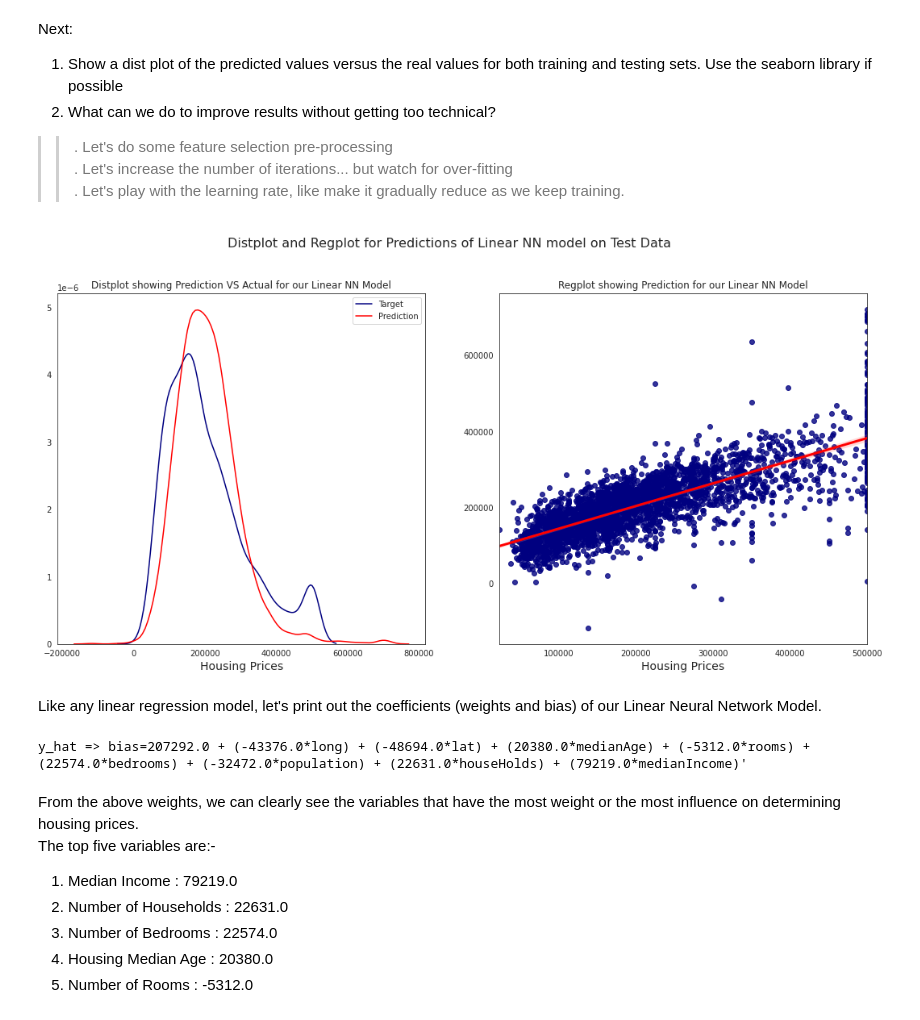
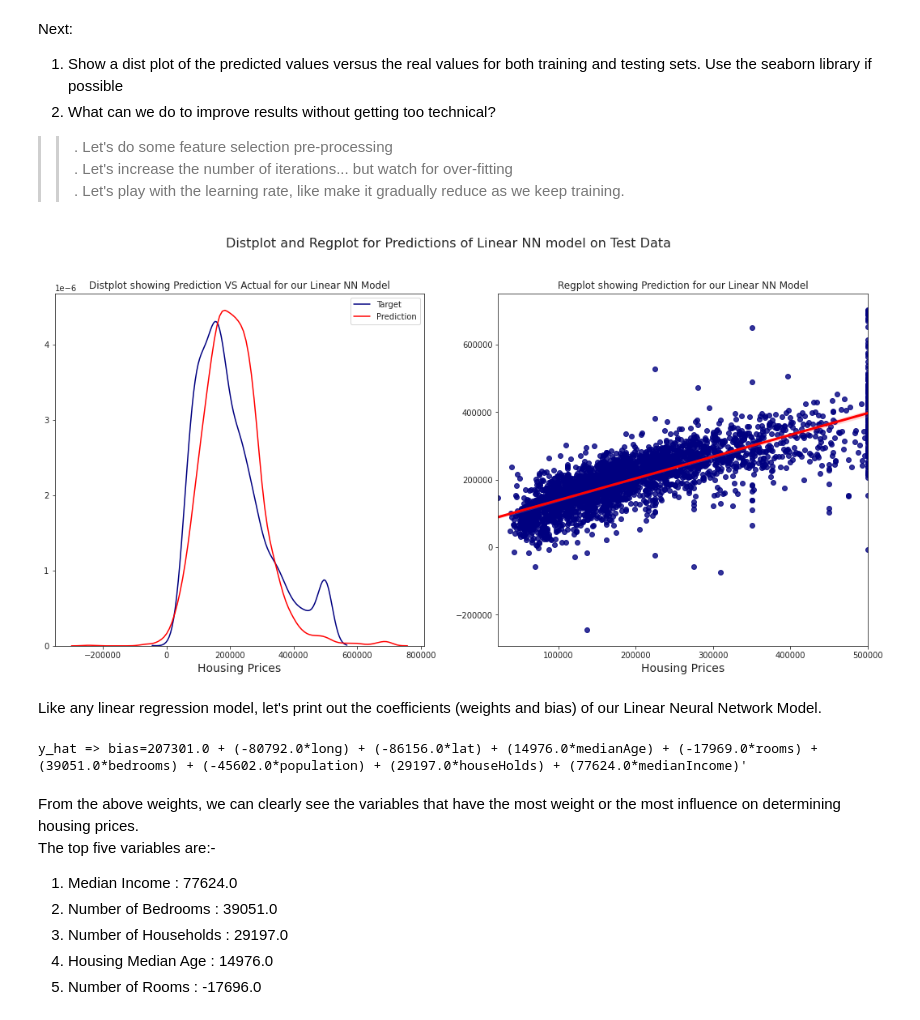
Before and after one commit to Lawrence-Krukrubo/Predicting_California_Housing_Prices, a Jupyter notebook: part_1_predicting_california_housing_prices.ipynb, the cells around one changed output. Cells and saved outputs as stored; diff of their text form; code cells hidden in the pictures.

```diff
--- a/part_1_predicting_california_housing_prices.ipynb
+++ b/part_1_predicting_california_housing_prices.ipynb
@@ -481,7 +481,7 @@ Calculate $\hat{Y} = A = (w^T X + b)$
 # %%
 def predict(w, b, X):
     '''
-    Predict the label for a given data set using learned logistic regression parameters (w, b)
+    Predict the label for a given data set using learned linear regression parameters (w, b)
 
     Arguments:
     w -- weights, a numpy array of size (num_features , 1)
@@ -522,7 +522,7 @@ I will Implement the model function. Using the following notations:
 - y_prediction_train for my predictions on the train set
 - w, costs, grads for the outputs of optimize()
 # %%
-def model(X_train, Y_train, X_test, Y_test, num_iterations = 2000, learning_rate = 0.5, print_cost = False):
+def model(X_train, Y_train, X_test, Y_test, num_iterations = 5000, learning_rate = 0.009, print_cost = False):
     """
     Builds the logistic regression model by calling the functions implemented previously
 
@@ -573,6 +573,6 @@ print(f'x_test_norm shape is {x_test_norm.shape}, y_test shape is {y_test.shape}
 x_train_norm shape is (8, 17000), y_train shape is (1, 17000)
 x_test_norm shape is (8, 3000), y_test shape is (1, 3000)
 # %%
-d = model(x_train_norm, y_train, x_test_norm, y_test, num_iterations = 2000, learning_rate = 0.005, print_cost = True)
+d = model(x_train_norm, y_train, x_test_norm, y_test, num_iterations = 5000, learning_rate = 0.009, print_cost = True)
 # %% [output]
 Cost after iteration 0: 207300.912353
@@ -600,6 +597,7 @@ Cost after iteration 1900: 52671.857265
 # %%
 # Plot learning curve (with costs)
 costs = np.squeeze(d['costs'])
+sns.set_style('ticks')
 plt.plot(costs)
 plt.ylabel('cost')
 plt.xlabel('iterations (per hundreds)')
@@ -684,27 +682,27 @@ Next: <br>
 >>. Let's play with the learning rate, like make it gradually reduce as we keep training.
 # %%
 fig = plt.figure(figsize=(18, 8))
-sns.set_style('white')
+sns.set_style('ticks')
 plt.suptitle('Distplot and Regplot for Predictions of Linear NN model on Test Data', fontsize=16, y=1.0)
 
 ax = fig.add_subplot(121)
 ax1 = fig.add_subplot(122)
 
 # plotting the Distplot
 sns.distplot(y_test.squeeze(), hist=False, label='Target', color='navy', ax=ax)
 sns.distplot(d['Y_prediction_test'].squeeze(), hist=False, label='Prediction', color='red', ax=ax)
 ax.set_xlabel('Housing Prices', fontsize=14)
 ax.set_title('Distplot showing Prediction VS Actual for our Linear NN Model')
 
 # plotting the Regplot
 sns.regplot(y_test.squeeze(), d['Y_prediction_test'], scatter_kws={"color": "navy"}, line_kws={"color": "red" ,'linewidth':3}, ax=ax1)
 
 ax1.set_xlabel('Housing Prices', fontsize=14)
 ax1.set_title('Regplot showing Prediction for our Linear NN Model')
 
 plt.show()
 # %% [output]
-[figure, old version]
+[figure, new version]
 # %% [markdown]
 Like any linear regression model, let's print out the coefficients (weights and bias) of our Linear Neural Network Model.
 # %%
@@ -720,11 +718,11 @@ print("y_hat => bias={} + ({}*long) + ({}*lat) + ({}*medianAge) + ({}*rooms) + (
     np.round(d['w'][7][0])
 ))
 # %% [output]
-y_hat => bias=207292.0 + (-43376.0*long) + (-48694.0*lat) + (20380.0*medianAge) + (-5312.0*rooms) + (22574.0*bedrooms) + (-32472.0*population) + (22631.0*houseHolds) + (79219.0*medianIncome)'
+y_hat => bias=207301.0 + (-80792.0*long) + (-86156.0*lat) + (14976.0*medianAge) + (-17969.0*rooms) + (39051.0*bedrooms) + (-45602.0*population) + (29197.0*houseHolds) + (77624.0*medianIncome)'
 # %% [markdown]
 From the above weights, we can clearly see the variables that have the most weight or the most influence on determining housing prices. <br>The top five variables are:-<br>
-1. Median Income : 79219.0
-2. Number of Households : 22631.0
-3. Number of Bedrooms : 22574.0
-4. Housing Median Age : 20380.0
-5. Number of Rooms : -5312.0
+1. Median Income : 77624.0
+2. Number of Bedrooms : 39051.0
+3. Number of Households : 29197.0
+4. Housing Median Age : 14976.0
+5. Number of Rooms : -17696.0
```
Also changed, not shown: parts of 8 cells of this notebook.
